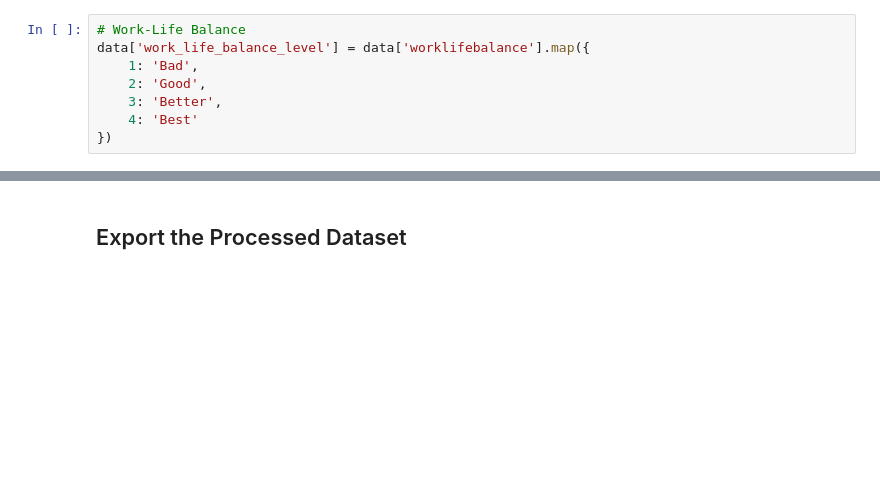
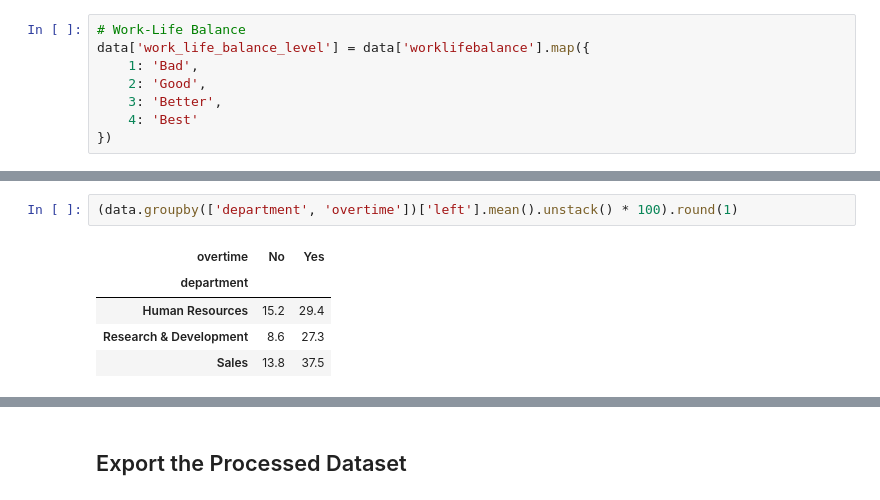
Before and after one commit to anjalikumari6246/HR-Analytics-Employee-Retention, a Jupyter notebook: notebooks/employee_attrition_analysis.ipynb, the cells around one changed output, grey strips where cells are left out. Saved outputs shown, nothing was run; the diff lists cells and outputs as text; blank space fills up the shorter version.

```diff
--- a/notebooks/employee_attrition_analysis.ipynb
+++ b/notebooks/employee_attrition_analysis.ipynb
@@ -455,0 +506,8 @@ print(data[[
+# %%
+(data.groupby(['department', 'overtime'])['left'].mean().unstack() * 100).round(1)
+# %% [output]
+| overtime | No | Yes |
+| department |  |  |
+| Human Resources | 15.2 | 29.4 |
+| Research & Development | 8.6 | 27.3 |
+| Sales | 13.8 | 37.5 |
```
Also changed, not shown: parts of 25 cells of this notebook.
